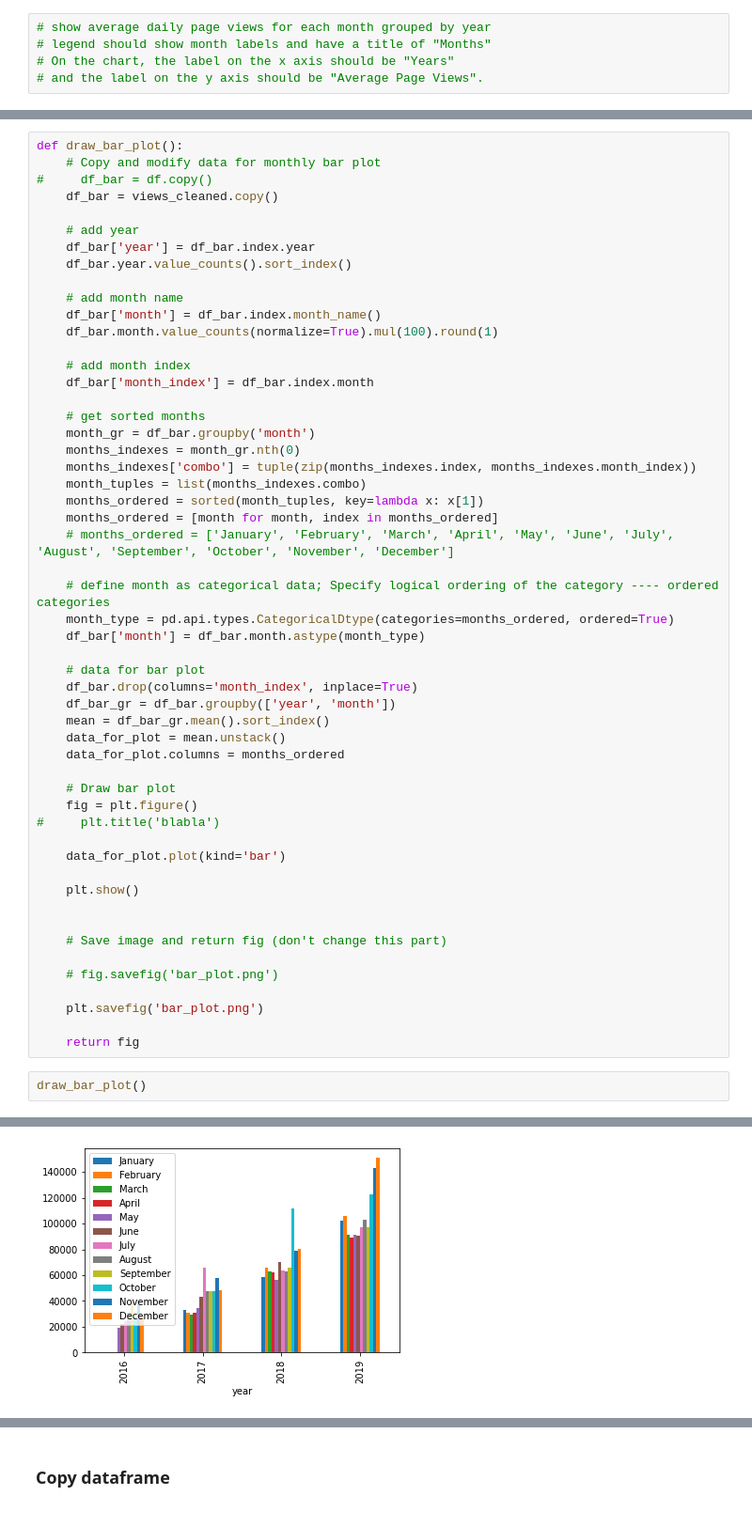
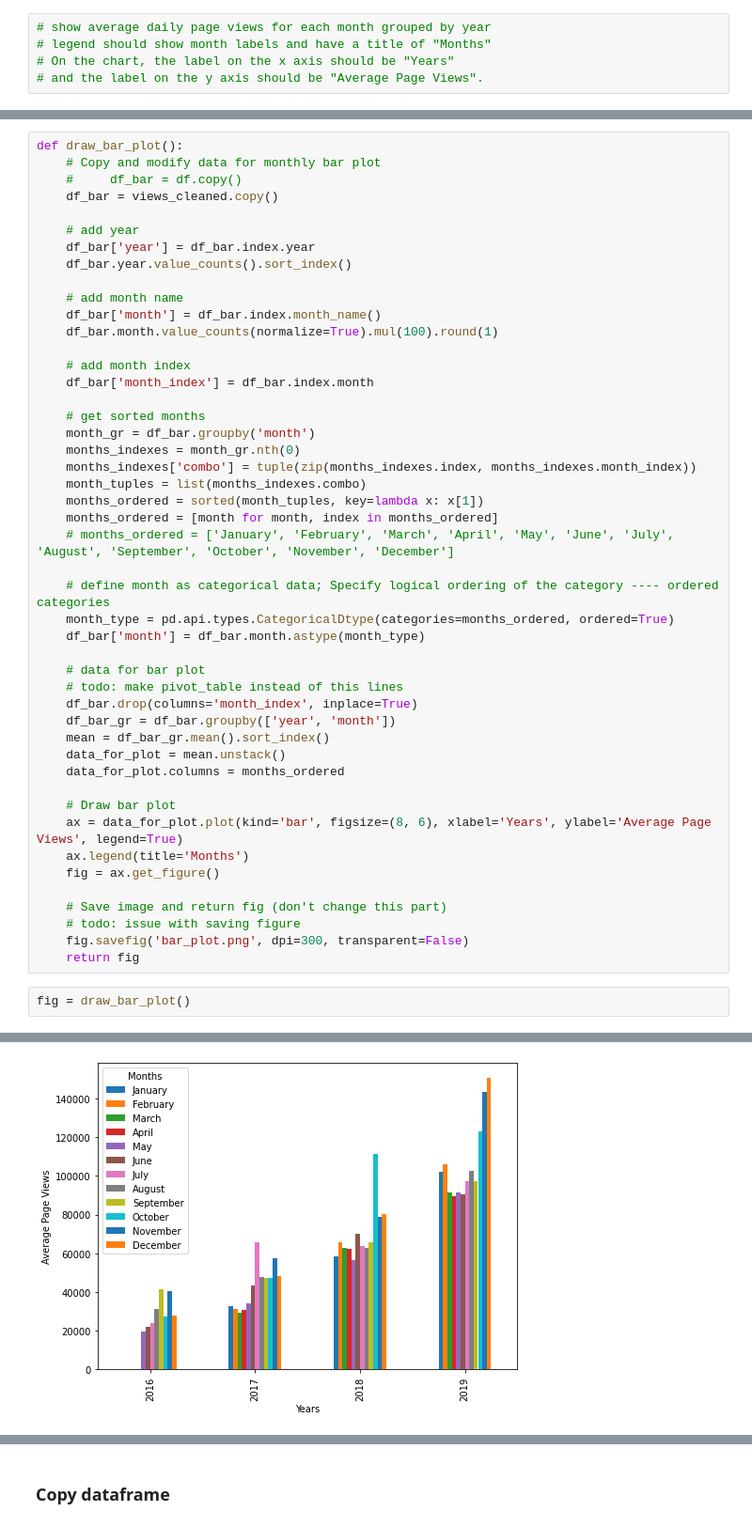
Before and after one commit to Hector-N/FCC-Data-Analysis-with-Python-Certification, a Jupyter notebook: page_view_time_series_visualizer/time_series_visualizer.ipynb, the cells around one changed output, grey strips where cells are left out. Shown at 94% size. Saved outputs shown, nothing was run; the diff lists cells and outputs as text.

Commit message:
Draw bar plot

```diff
--- a/page_view_time_series_visualizer/time_series_visualizer.ipynb
+++ b/page_view_time_series_visualizer/time_series_visualizer.ipynb
@@ -157,7 +119,7 @@ def draw_bar_plot():
 # %%
 def draw_bar_plot():
     # Copy and modify data for monthly bar plot
-#     df_bar = df.copy()
+    #     df_bar = df.copy()
     df_bar = views_cleaned.copy()
 
     # add year
@@ -185,6 +147,7 @@ def draw_bar_plot():
     df_bar['month'] = df_bar.month.astype(month_type)
 
     # data for bar plot
+    # todo: make pivot_table instead of this lines
     df_bar.drop(columns='month_index', inplace=True)
     df_bar_gr = df_bar.groupby(['year', 'month'])
     mean = df_bar_gr.mean().sort_index()
@@ -192,21 +155,14 @@ def draw_bar_plot():
     data_for_plot.columns = months_ordered
 
     # Draw bar plot
-    fig = plt.figure()
-#     plt.title('blabla')
-
-    data_for_plot.plot(kind='bar')
-
-    plt.show()
-
+    ax = data_for_plot.plot(kind='bar', figsize=(8, 6), xlabel='Years', ylabel='Average Page Views', legend=True)
+    ax.legend(title='Months')
+    fig = ax.get_figure()
 
     # Save image and return fig (don't change this part)
-
-    # fig.savefig('bar_plot.png')
-
-    plt.savefig('bar_plot.png')
-
+    # todo: issue with saving figure
+    fig.savefig('bar_plot.png', dpi=300, transparent=False)
     return fig
 # %%
-draw_bar_plot()
+fig = draw_bar_plot()
 # %% [output]
@@ -214 +169 @@ draw_bar_plot()
-[figure, old version]
+[figure, new version]
```
Also changed, not shown: parts of 10 cells of this notebook, 5 other files.
